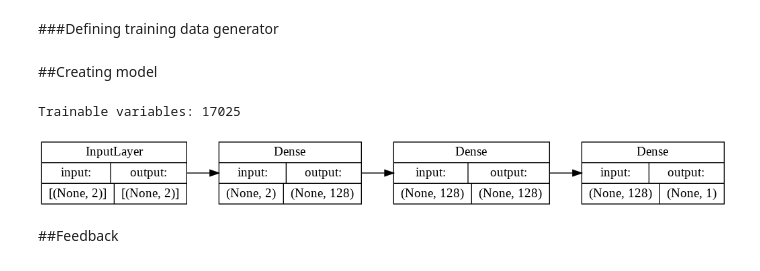
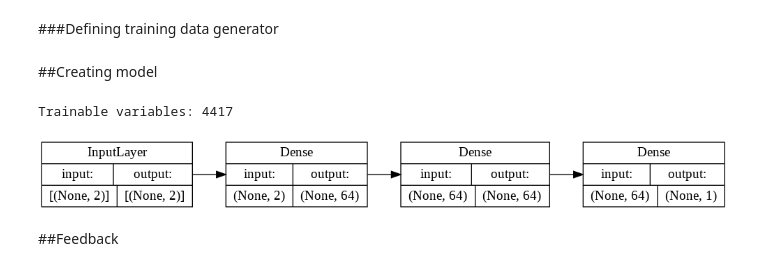
Before and after one commit to Egoago/Onlab, a Jupyter notebook: Önlab.ipynb, the cells around one changed output. Cells and saved outputs as stored; diff of their text form; code cells hidden in the pictures.

```diff
--- a/Önlab.ipynb
+++ b/Önlab.ipynb
@@ -91,32 +92,29 @@ class CustomModel(Model):
     self.eikonalLambda = 0.2
 
   def train_step(self, data):
-    x, y = data
     trainableVariables = self.trainable_variables
+    p = tf.random.shuffle(points)
     with tf.GradientTape() as backpropTape:
       backpropTape.watch(trainableVariables)
-
-      surfacePred = self(points, training=True)
       with tf.GradientTape() as eikonalTape:
-        eikonalTape.watch(x)
-        volumePred = self(x, training=True)
-      volumeGrad = eikonalTape.gradient(volumePred, x)
+        eikonalTape.watch(p)
+        surfacePred = self(p, training=True)
+      volumeGrad = eikonalTape.gradient(surfacePred, p)
 
       surfaceLoss = reduce_mean(abs(surfacePred))
-      eikonalLoss = reduce_mean((norm(volumeGrad, 2, -1) - 1) ** 2)
-
+      eikonalLoss = tf.cast(reduce_mean((norm(volumeGrad, 2, -1) - 1) ** 2), dtype='float32')
+      print(eikonalLoss)
       loss = surfaceLoss + self.eikonalLambda * eikonalLoss
 
     self.optimizer.minimize(loss, trainableVariables, tape=backpropTape)
     return {"loss": loss}
 
   def test_step(self, data):
-    x, y = data
-    surfacePred = self(points, training=False)
+    p = tf.constant(points)
     with tf.GradientTape() as eikonalTape:
-      eikonalTape.watch(x)
-      volumePred = self(x, training=True)
-    volumeGrad = eikonalTape.gradient(volumePred, x)
+      eikonalTape.watch(p)
+      surfacePred = self(p, training=True)
+    volumeGrad = eikonalTape.gradient(surfacePred, p)
 
     surfaceLoss = reduce_mean(abs(surfacePred))
     eikonalLoss = reduce_mean((norm(volumeGrad, 2, -1) - 1) ** 2)
@@ -126,24 +124,28 @@ class CustomModel(Model):
 # %%
 inputLayer = Input(shape=(2,))
 #Dropout1 = Dropout(0.2)(hiddenLayer1)
-hiddenLayer1 = Dense(128,
+hiddenLayer1 = Dense(64,
                      activation='softplus',
-                     kernel_initializer= RandomNormal(stddev=np.sqrt(2)/np.sqrt(128)),
+                     kernel_initializer= RandomNormal(stddev=np.sqrt(2)/np.sqrt(64)),
                      bias_initializer=Zeros())(inputLayer)
-hiddenLayer2 = Dense(128,
+hiddenLayer2 = Dense(64,
                      activation='softplus',
-                     kernel_initializer= RandomNormal(mean=np.pi/np.sqrt(128), stddev=0.00001),
+                     kernel_initializer= RandomNormal(stddev=np.sqrt(2)/np.sqrt(64)),
+                     bias_initializer=Zeros())(hiddenLayer1)
+hiddenLayer3 = Dense(64,
+                     activation='softplus',
+                     kernel_initializer= RandomNormal(mean=np.pi/np.sqrt(64), stddev=0.00001),
                      bias_initializer=Constant(-1))(hiddenLayer1)
-outputLayer = Dense(1, activation='linear')(hiddenLayer2)
+outputLayer = Dense(1, activation='linear')(hiddenLayer3)
 
 model = CustomModel(inputs = inputLayer, outputs = outputLayer)
 model.compile(optimizer = Adam(lr = 0.0015))
 #model.summary()
 print(f'Trainable variables: {np.sum([np.prod(v.get_shape().as_list()) for v in model.trainable_variables])}')
 keras.utils.plot_model(model, show_shapes=True, show_layer_names=False, rankdir='LR')
 # %% [output]
-Trainable variables: 17025
+Trainable variables: 4417
-[figure, old version]
+[figure, new version]
 # %% [markdown]
 ##Feedback
 # %%
```
Also changed, not shown: parts of 4 cells of this notebook.
